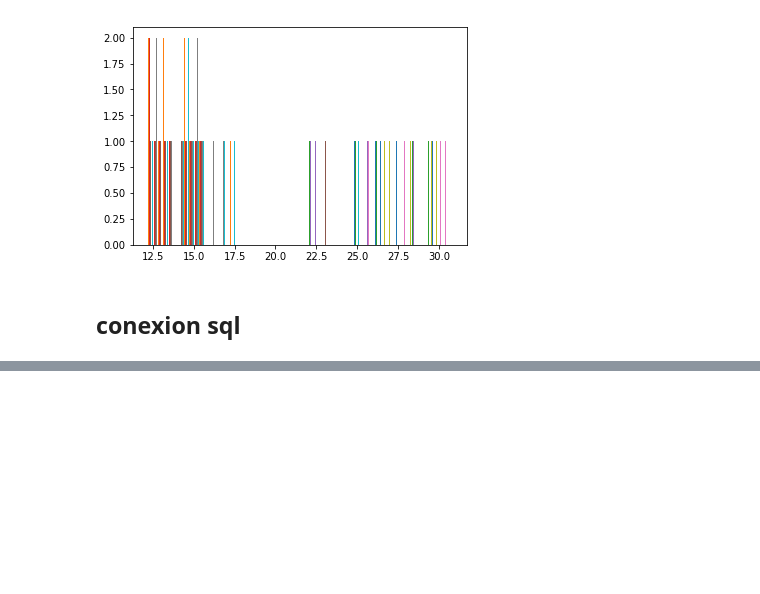
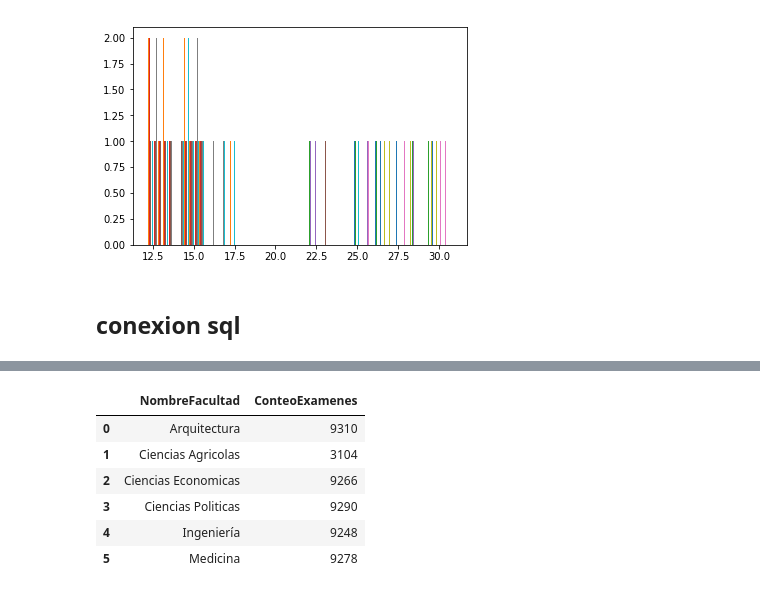
Before and after one commit to PabloMuralles/Analisis-de-datos, a Jupyter notebook: DemoPython/PrimerDemo.ipynb, the cells around one changed output, grey strips where cells are left out. Drawn from its saved outputs; the diff is of its cells as text; code cells hidden in the pictures; blank space fills up the shorter version.

```diff
--- a/DemoPython/PrimerDemo.ipynb
+++ b/DemoPython/PrimerDemo.ipynb
@@ -287,0 +296,10 @@ ProgrammingError: ('42000', '[42000] [Microsoft][ODBC SQL Server Driver][SQL Ser
+# %%
+DF_DB.groupby("NombreFacultad").count()["ID_Examen"].reset_index(name="ConteoExamenes")
+# %% [output]
+|  | NombreFacultad | ConteoExamenes |
+| 0 | Arquitectura | 9310 |
+| 1 | Ciencias Agricolas | 3104 |
+| 2 | Ciencias Economicas | 9266 |
+| 3 | Ciencias Politicas | 9290 |
+| 4 | Ingeniería | 9248 |
+| 5 | Medicina | 9278 |
```
Also changed, not shown: parts of 5 cells of this notebook.
